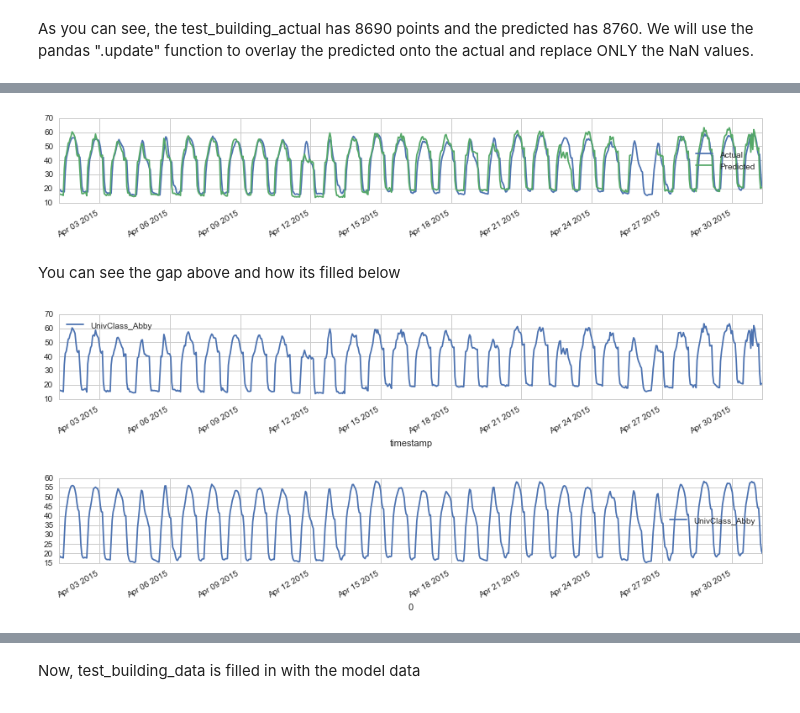
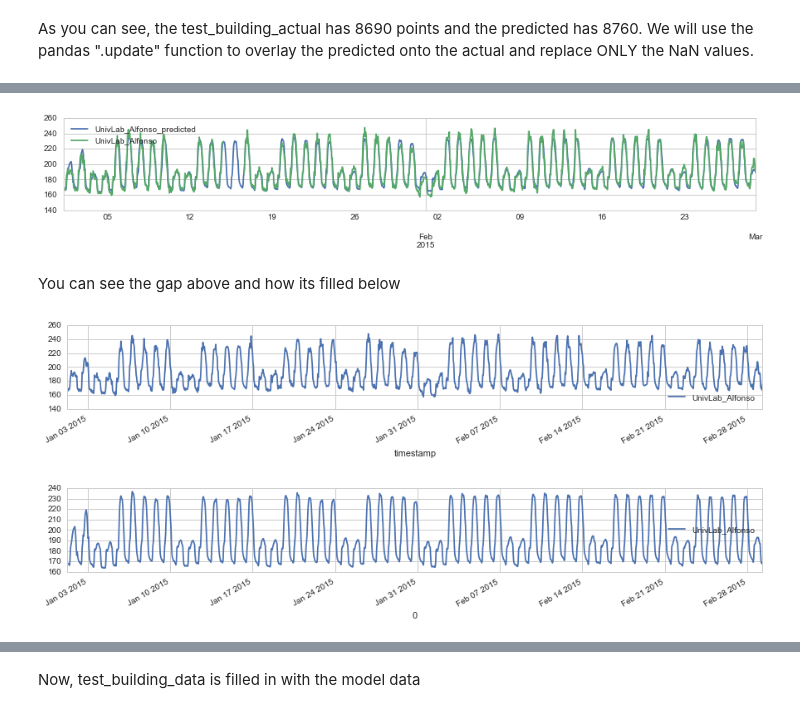
Before and after one commit to buds-lab/the-building-data-genome-project, a Jupyter notebook: notebooks/1_LoadShape Experiments.ipynb, the cells around one changed output, grey strips where cells are left out. Cells and saved outputs as stored; diff of their text form; code cells hidden in the pictures.

```diff
--- a/notebooks/1_LoadShape Experiments.ipynb
+++ b/notebooks/1_LoadShape Experiments.ipynb
@@ -100,6 +156,9 @@ predicted.head()
+# %%
+test_building_predicted = test_building_predicted.resample("H").mean()
 # %%
-combined = pd.merge(predicted, test_building_data, right_index=True, left_index=True)
+combined = pd.merge(test_building_predicted, test_building_data, right_index=True, left_index=True)
+#combined = combined.tz_convert(timezone)
 # %%
-combined.columns = ["Actual","Predicted"]
-combined.head()
+#combined.columns = ["Predicted","Actual"]
+combined.tail()
 # %% [output]
@@ -121,3 +180,6 @@ plt.savefig(os.path.join(repos_path,"reports/figures/loadshape/predictedvsactual
 # %% [markdown]
 One can see that in the third week of May, there is a dip in the actual vs. predicted. This is due to missing data. If we zoom in:
+# %%
+zoomdatestart = '2015-01-01'
+zoomdateend = '2015-03-01'
 # %%
@@ -203,6 +265,6 @@ memory usage: 136.9 KB
 # %%
-combined.truncate(before='2015-04',after='2015-05').plot(figsize=(15,2));
+combined.truncate(before=zoomdatestart,after=zoomdateend).plot(figsize=(15,2));
 # %% [output]
-[figure, old version]
+[figure, new version]
 # %% [markdown]
 You can see the gap above and how its filled below
@@ -209,9 +273,9 @@ You can see the gap above and how its filled below
 # %%
-test_building_data.truncate(before='2015-04',after='2015-05').plot(figsize=(15,2));
+test_building_data.truncate(before=zoomdatestart,after=zoomdateend).plot(figsize=(15,2));
 # %% [output]
-[figure, old version]
+[figure, new version]
 # %%
-test_building_data_predicted.truncate(before='2015-04',after='2015-05').plot(figsize=(15,2));
+test_building_data_predicted.truncate(before=zoomdatestart,after=zoomdateend).plot(figsize=(15,2));
 # %% [output]
-[figure, old version]
+[figure, new version]
 # %%
```
Also changed, not shown: parts of 133 cells of this notebook, 15 other files.
